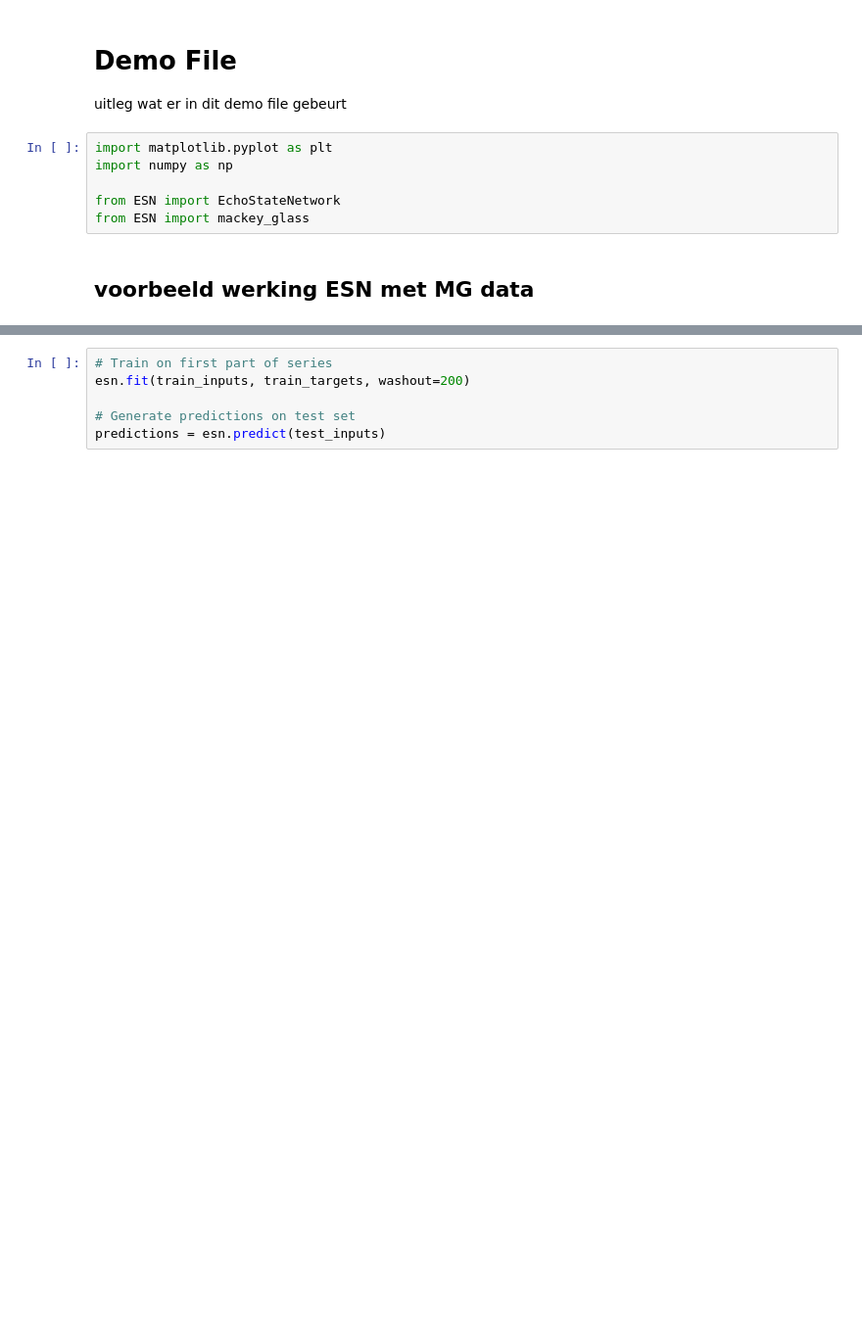
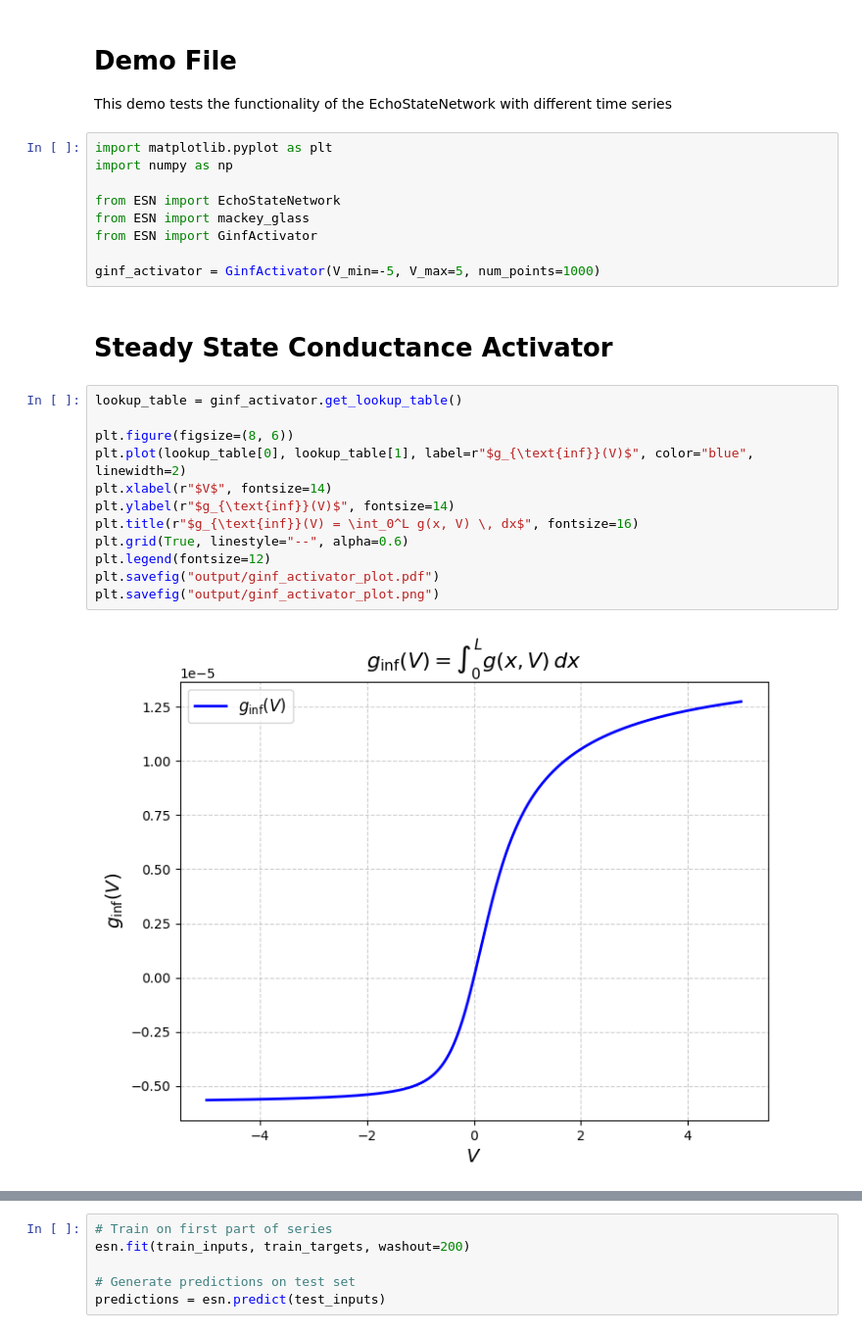
Before and after one commit to TMKamsma/Pyontronics, a Jupyter notebook: demo.ipynb, the cells around one changed output, grey strips where cells are left out. Shown at 98% size. Drawn from its saved outputs; the diff is of its cells as text; blank space fills up the shorter version.

```diff
--- a/demo.ipynb
+++ b/demo.ipynb
@@ -1,11 +1,28 @@
-# %% [markdown]
-# Demo File
-uitleg wat er in dit demo file gebeurt
+# %% [markdown]
+# Demo File
+This demo tests the functionality of the EchoStateNetwork with different time series
 # %%
 import matplotlib.pyplot as plt
 import numpy as np
 
 from ESN import EchoStateNetwork
 from ESN import mackey_glass
+from ESN import GinfActivator
+
+ginf_activator = GinfActivator(V_min=-5, V_max=5, num_points=1000)
-# %% [markdown]
-## voorbeeld werking ESN met MG data
+# %% [markdown]
+# Steady State Conductance Activator
+# %%
+lookup_table = ginf_activator.get_lookup_table()
+
+plt.figure(figsize=(8, 6))
+plt.plot(lookup_table[0], lookup_table[1], label=r"$g_{\text{inf}}(V)$", color="blue", linewidth=2)
+plt.xlabel(r"$V$", fontsize=14)
+plt.ylabel(r"$g_{\text{inf}}(V)$", fontsize=14)
+plt.title(r"$g_{\text{inf}}(V) = \int_0^L g(x, V) \, dx$", fontsize=16)
+plt.grid(True, linestyle="--", alpha=0.6)
+plt.legend(fontsize=12)
+plt.savefig("output/ginf_activator_plot.pdf")
+plt.savefig("output/ginf_activator_plot.png")
+# %% [output]
+[figure, added]
```
Also changed, not shown: parts of 19 cells of this notebook, 6 other files.
